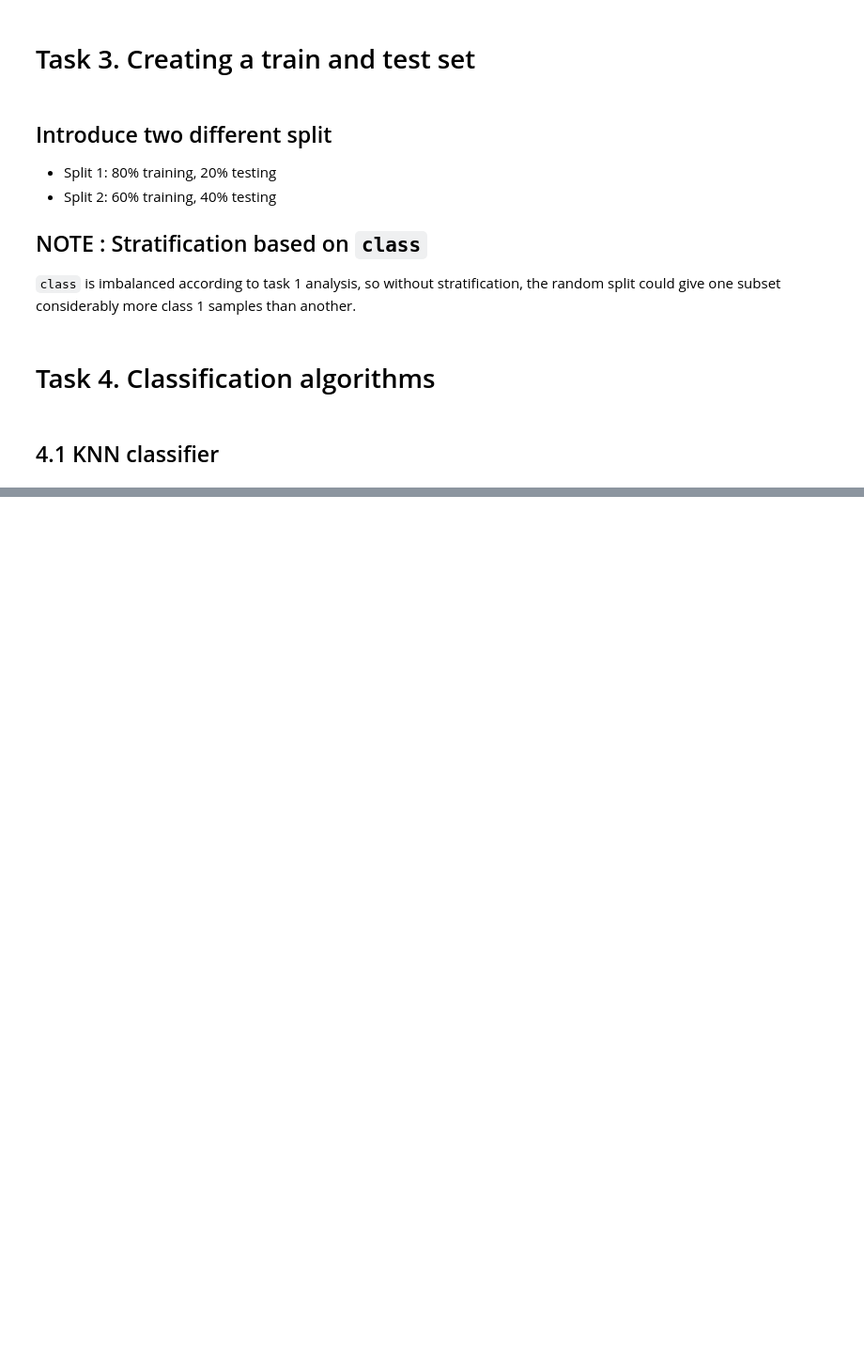
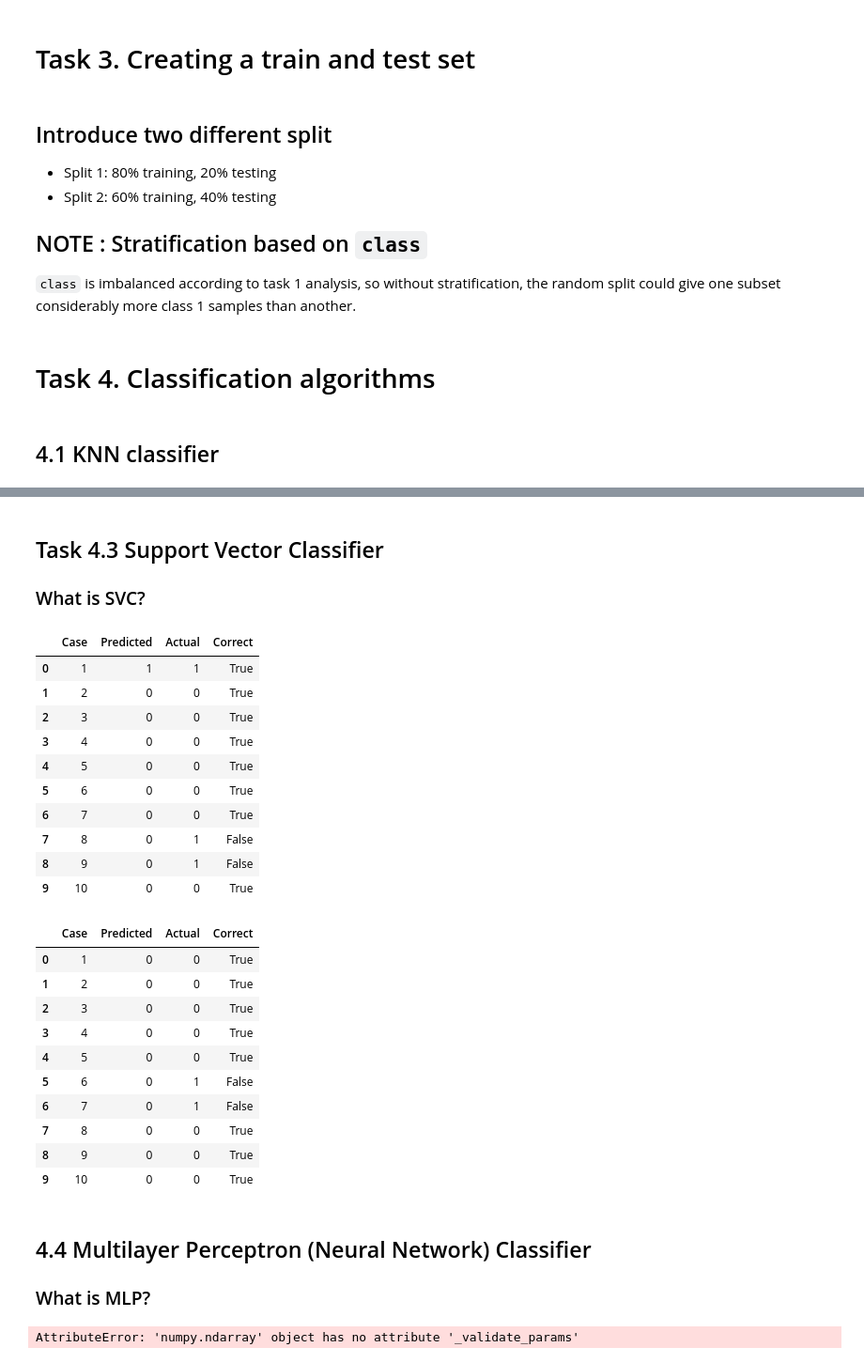
Before and after one commit to kenshin812/data_analysis, a Jupyter notebook: assignment3/submission.ipynb, the cells around one changed output, grey strips where cells are left out. Shown at 94% size. Drawn from its saved outputs; the diff is of its cells as text; code cells hidden in the pictures; blank space fills up the shorter version.

```diff
--- a/assignment3/submission.ipynb
+++ b/assignment3/submission.ipynb
@@ -185,0 +306,49 @@ preprocessed_df_40_test = preprocessing(df_40_test)
+# %% [markdown]
+## Task 4.3 Support Vector Classifier
+### What is SVC?
+# %%
+from sklearn.svm import SVC
+
+svc = SVC()
+
+pred_svc_80 = classifier(svc, preprocessed_df_80_train, preprocessed_df_20_test)
+pred_svc_60 = classifier(svc, preprocessed_df_60_train, preprocessed_df_40_test)
+# %% [output]
+|  | Case | Predicted | Actual | Correct |
+| 0 | 1 | 1 | 1 | True |
+| 1 | 2 | 0 | 0 | True |
+| 2 | 3 | 0 | 0 | True |
+| 3 | 4 | 0 | 0 | True |
+| 4 | 5 | 0 | 0 | True |
+| 5 | 6 | 0 | 0 | True |
+| 6 | 7 | 0 | 0 | True |
+| 7 | 8 | 0 | 1 | False |
+| 8 | 9 | 0 | 1 | False |
+| 9 | 10 | 0 | 0 | True |
+|  | Case | Predicted | Actual | Correct |
+| 0 | 1 | 0 | 0 | True |
+| 1 | 2 | 0 | 0 | True |
+| 2 | 3 | 0 | 0 | True |
+| 3 | 4 | 0 | 0 | True |
+| 4 | 5 | 0 | 0 | True |
+| 5 | 6 | 0 | 1 | False |
+| 6 | 7 | 0 | 1 | False |
+| 7 | 8 | 0 | 0 | True |
+| 8 | 9 | 0 | 0 | True |
+| 9 | 10 | 0 | 0 | True |
+# %% [markdown]
+## 4.4 Multilayer Perceptron (Neural Network) Classifier
+### What is MLP?
+# %%
+from sklearn.neural_network import MLPClassifier
+
+mlp = MLPClassifier(
+    hidden_layer_sizes=(100,),
+    max_iter=1000,
+    random_state=42
+)
+
+pred_mlp_80 = classifier(mlp, preprocessed_df_80_train, preprocessed_df_20_test)
+pred_mlp_60 = classifier(mlp, preprocessed_df_60_train, preprocessed_df_40_test)
+# %% [output]
+AttributeError: 'numpy.ndarray' object has no attribute '_validate_params'
```
Also changed, not shown: parts of 6 cells of this notebook.
